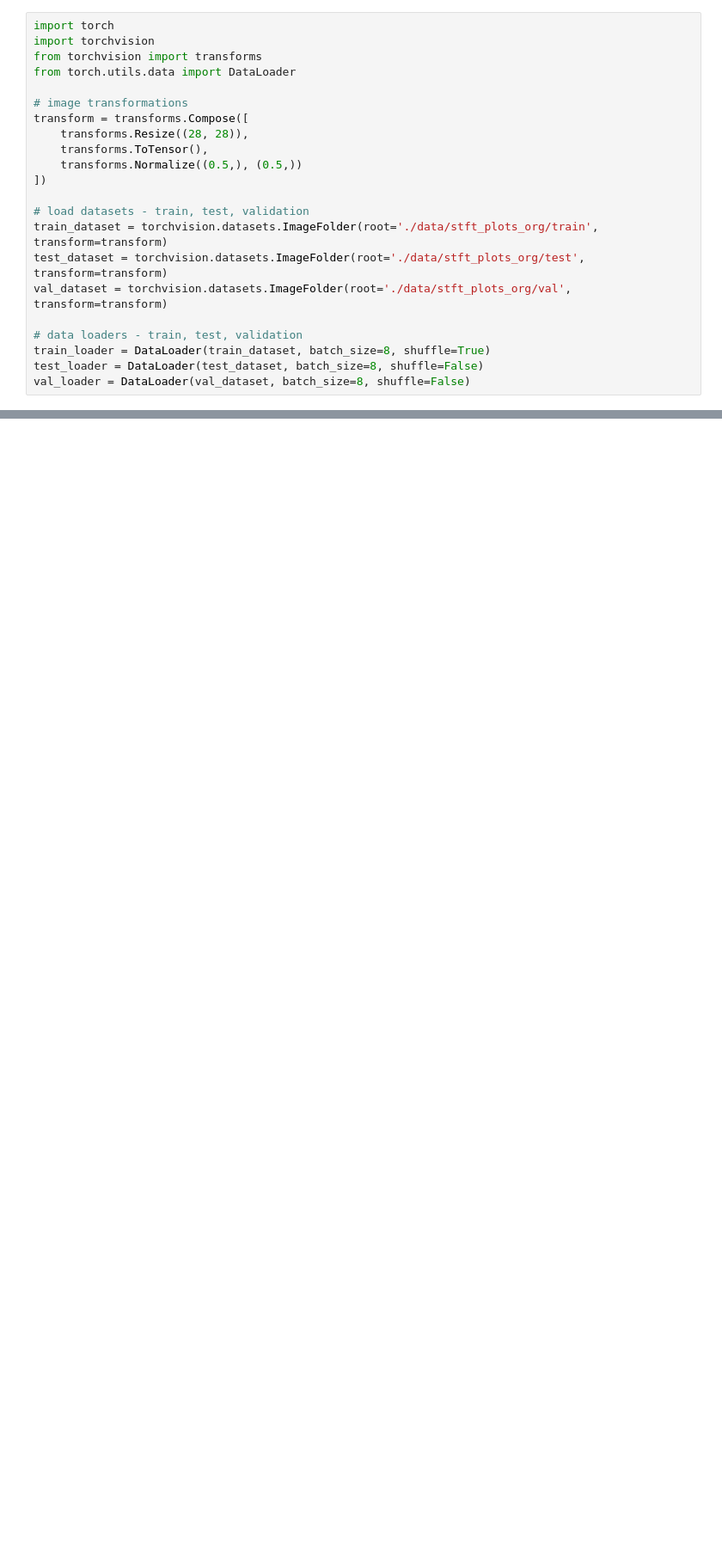
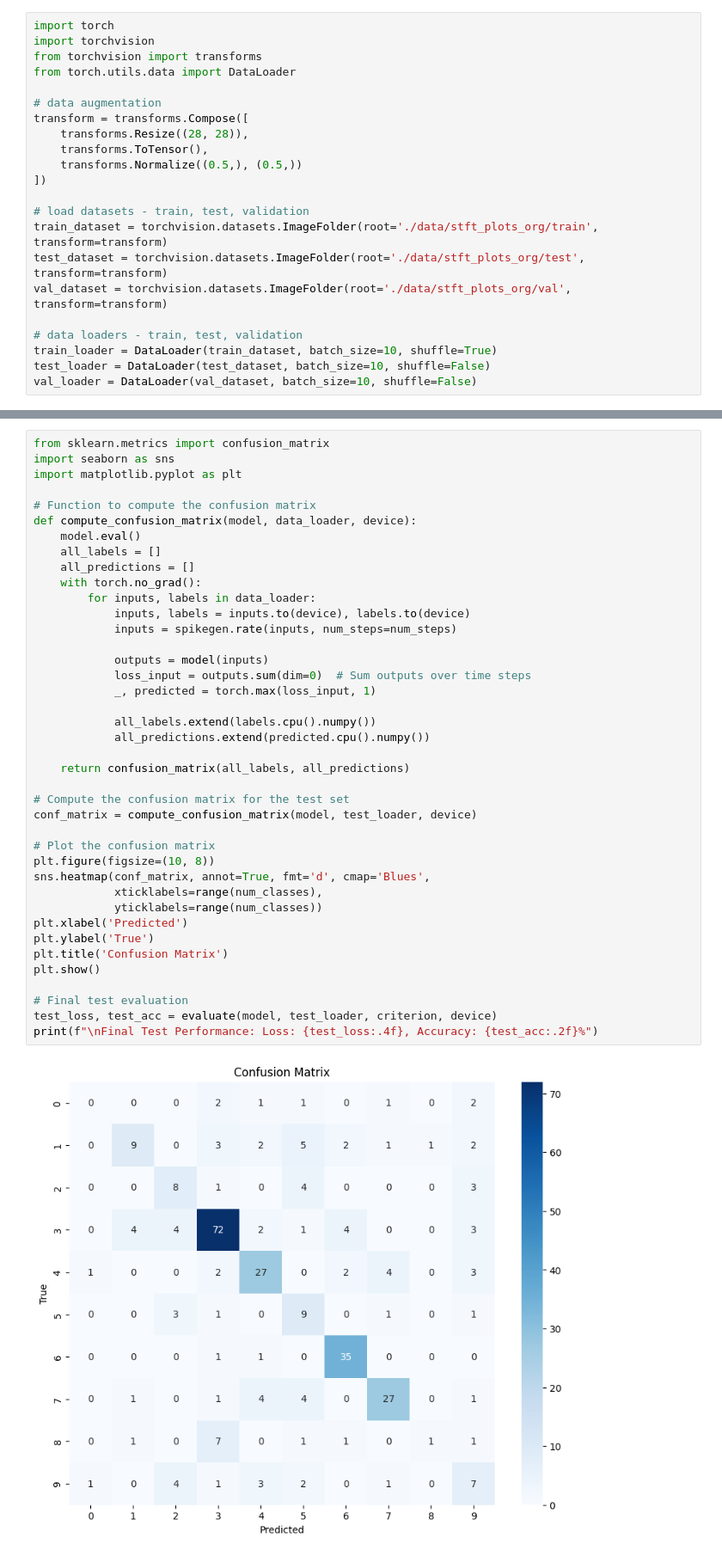
Before and after one commit to s-m-arafat/spiking-neural-network-experiments, a Jupyter notebook: main.ipynb, the cells around one changed output, grey strips where cells are left out. Shown at 86% size. Drawn from its saved outputs; the diff is of its cells as text; blank space fills up the shorter version.

```diff
--- a/main.ipynb
+++ b/main.ipynb
@@ -14,7 +18,7 @@ import torchvision
 from torchvision import transforms
 from torch.utils.data import DataLoader
 
-# image transformations
+# data augmentation
 transform = transforms.Compose([
     transforms.Resize((28, 28)),
     transforms.ToTensor(),
@@ -27,7 +31,7 @@ test_dataset = torchvision.datasets.ImageFolder(root='./data/stft_plots_org/test
 val_dataset = torchvision.datasets.ImageFolder(root='./data/stft_plots_org/val', transform=transform)
 
 # data loaders - train, test, validation
-train_loader = DataLoader(train_dataset, batch_size=8, shuffle=True)
-test_loader = DataLoader(test_dataset, batch_size=8, shuffle=False)
-val_loader = DataLoader(val_dataset, batch_size=8, shuffle=False)
+train_loader = DataLoader(train_dataset, batch_size=10, shuffle=True)
+test_loader = DataLoader(test_dataset, batch_size=10, shuffle=False)
+val_loader = DataLoader(val_dataset, batch_size=10, shuffle=False)
 # %%
@@ -177,0 +236,42 @@ plt.show()
+# %%
+from sklearn.metrics import confusion_matrix
+import seaborn as sns
+import matplotlib.pyplot as plt
+
+# Function to compute the confusion matrix
+def compute_confusion_matrix(model, data_loader, device):
+    model.eval()
+    all_labels = []
+    all_predictions = []
+    with torch.no_grad():
+        for inputs, labels in data_loader:
+            inputs, labels = inputs.to(device), labels.to(device)
+            inputs = spikegen.rate(inputs, num_steps=num_steps)
+
+            outputs = model(inputs)
+            loss_input = outputs.sum(dim=0)  # Sum outputs over time steps
+            _, predicted = torch.max(loss_input, 1)
+
+            all_labels.extend(labels.cpu().numpy())
+            all_predictions.extend(predicted.cpu().numpy())
+
+    return confusion_matrix(all_labels, all_predictions)
+
+# Compute the confusion matrix for the test set
+conf_matrix = compute_confusion_matrix(model, test_loader, device)
+
+# Plot the confusion matrix
+plt.figure(figsize=(10, 8))
+sns.heatmap(conf_matrix, annot=True, fmt='d', cmap='Blues',
+            xticklabels=range(num_classes),
+            yticklabels=range(num_classes))
+plt.xlabel('Predicted')
+plt.ylabel('True')
+plt.title('Confusion Matrix')
+plt.show()
+
+# Final test evaluation
+test_loss, test_acc = evaluate(model, test_loader, criterion, device)
+print(f"\nFinal Test Performance: Loss: {test_loss:.4f}, Accuracy: {test_acc:.2f}%")
+# %% [output]
+[figure, added]
```
Also changed, not shown: parts of 5 cells of this notebook, 12 other files.
